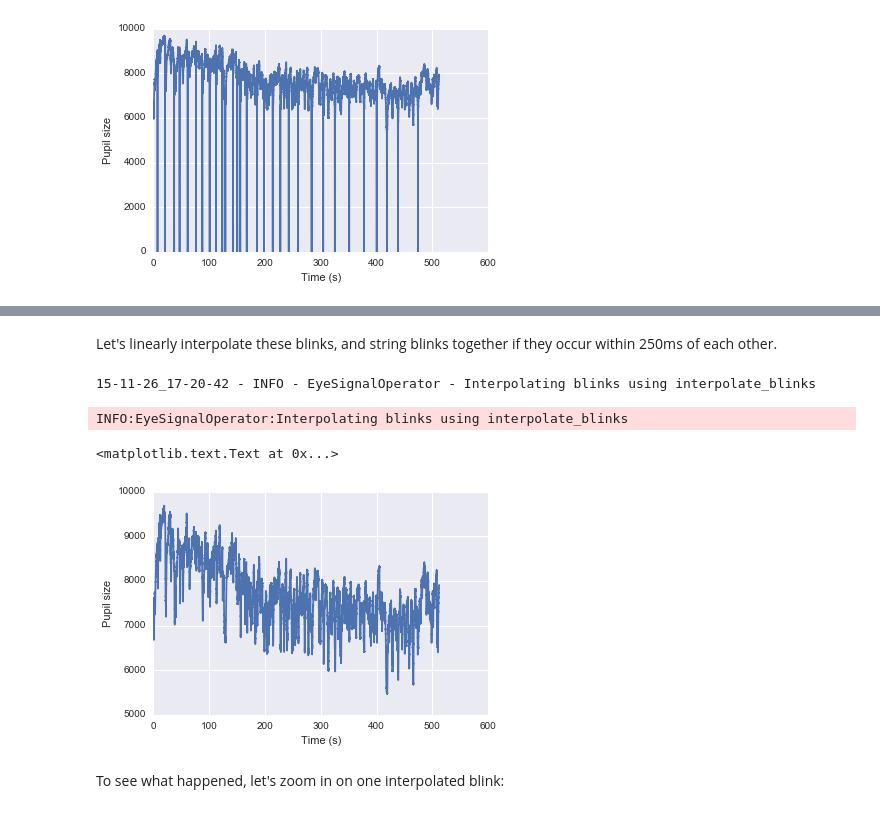
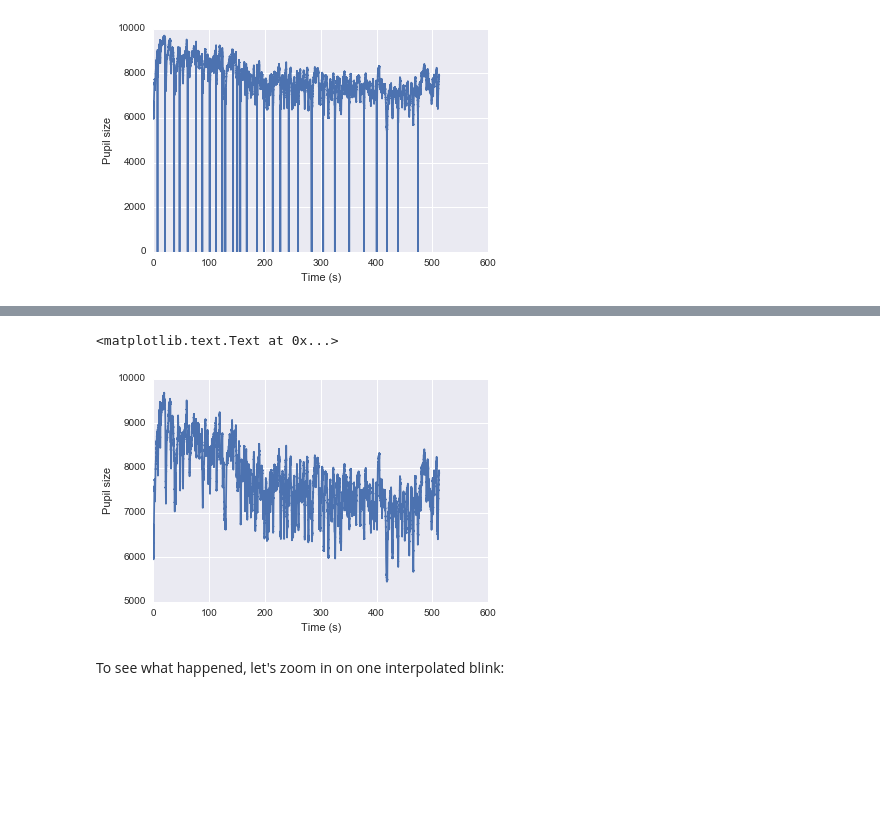
Before and after one commit to DonnerLab/Tutorials, a Jupyter notebook: pupil_preprocess_python.ipynb, the cells around one changed output, grey strips where cells are left out. Saved outputs shown, nothing was run; the diff lists cells and outputs as text; code cells hidden in the pictures; blank space fills up the shorter version.

```diff
--- a/pupil_preprocess_python.ipynb
+++ b/pupil_preprocess_python.ipynb
@@ -51,15 +42,20 @@ ylabel('Pupil size')
-# %% [markdown]
-Let's linearly interpolate these blinks, and string blinks together if they occur within 250ms of each other.
-# %%
-eso.interpolate_blinks(method='linear', coalesce_period=500)
-plot(x, eso.interpolated_pupil)
-xlabel('Time (s)')
-ylabel('Pupil size')
-# %% [output]
-15-11-26_17-20-42 - INFO - EyeSignalOperator - Interpolating blinks using interpolate_blinks
-INFO:EyeSignalOperator:Interpolating blinks using interpolate_blinks
-<matplotlib.text.Text at 0x...>
-[figure, removed]
+# %%
+margin = 100 # ms
+pupil_interpolated = np.array(pupil.copy())
+for b in range(len(blink_starts)):
+    blink_start = blink_starts[b] - margin
+    blink_end = blink_ends[b] + margin
+    interpolated_signal = np.linspace(pupil_interpolated[blink_start],
+                                      pupil_interpolated[blink_end],
+                                      blink_end-blink_start)
+    pupil_interpolated[blink_start:blink_end] = interpolated_signal
+
+plot(x, pupil_interpolated)
+xlabel('Time (s)')
+ylabel('Pupil size')
+# %% [output]
+<matplotlib.text.Text at 0x...>
+[figure, added]
 # %% [markdown]
 To see what happened, let's zoom in on one interpolated blink:
 # %%
```
Also changed, not shown: parts of 20 cells of this notebook.
